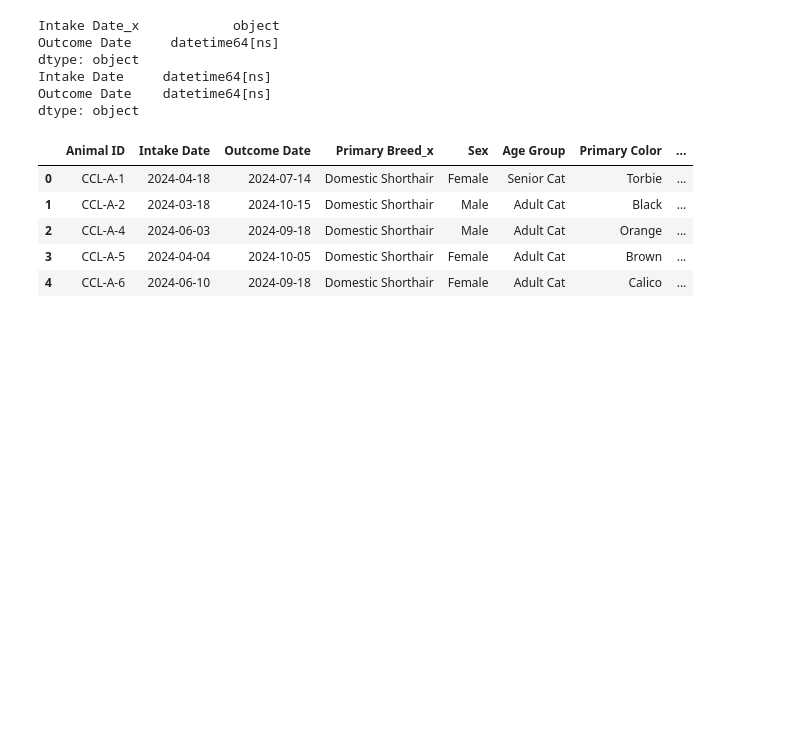
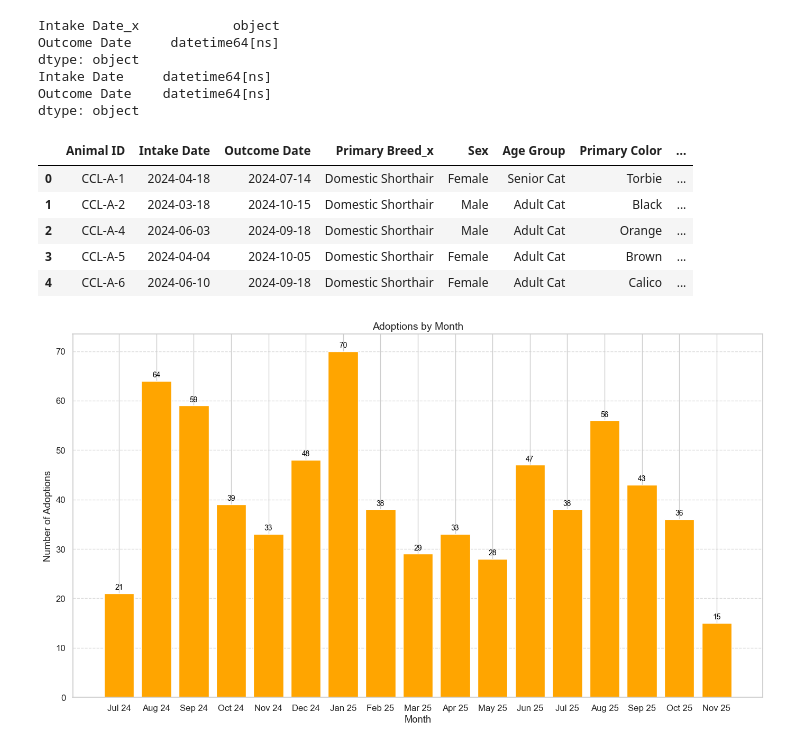
Before and after one commit to mlfryman/shelter_trends, a Jupyter notebook: notebooks/shelter_data_analysis.ipynb, the cells around one changed output. Saved outputs shown, nothing was run; the diff lists cells and outputs as text; code cells hidden in the pictures; blank space fills up the shorter version.

Commit message:
Adds adoptions over time analysis

```diff
--- a/notebooks/shelter_data_analysis.ipynb
+++ b/notebooks/shelter_data_analysis.ipynb
@@ -71,3 +71,38 @@ dtype: object
 | 2 | CCL-A-4 | 2024-06-03 | 2024-09-18 | Domestic Shorthair | Male | Adult Cat | Orange | ... |
 | 3 | CCL-A-5 | 2024-04-04 | 2024-10-05 | Domestic Shorthair | Female | Adult Cat | Brown | ... |
 | 4 | CCL-A-6 | 2024-06-10 | 2024-09-18 | Domestic Shorthair | Female | Adult Cat | Calico | ... |
+# %%
+# Adoptions Over Time
+## Filter to adoption outcomes
+adoptions = df[df['Outcome Type'].str.lower().str.contains('adoption', na=False)]
+
+## Group by month
+adoptions_over_time = (
+    adoptions.groupby(adoptions['Outcome Date'].dt.to_period('M'))
+    .size()
+    .rename("Adoptions")
+    .reset_index()
+)
+
+# Convert 'Outcome Date' from Period to datetime, then format as MM/YY
+adoptions_over_time['Outcome Date'] = (
+    adoptions_over_time['Outcome Date']
+    .dt.to_timestamp()
+    .dt.strftime('%b %y')
+)
+
+fig, ax = plt.subplots(figsize=(14, 8))
+ax.bar(adoptions_over_time['Outcome Date'], adoptions_over_time['Adoptions'], color='orange')
+ax.set_title("Adoptions by Month", fontsize=20, fontweight='bold')
+ax.set_xlabel("Month", fontsize=16, fontweight='bold')
+ax.set_ylabel("Number of Adoptions", fontsize=16, fontweight='bold')
+
+# Add bar labels
+ax.bar_label(ax.containers[0], padding=3, color='black', fontsize=10)
+ax.grid(axis="y", linestyle="--", alpha=0.7)
+
+# plt.xticks(rotation=45, ha='right')
+plt.tight_layout()
+plt.show()
+# %% [output]
+[figure, added]
```
Also changed, not shown: parts of 1 cell of this notebook.
